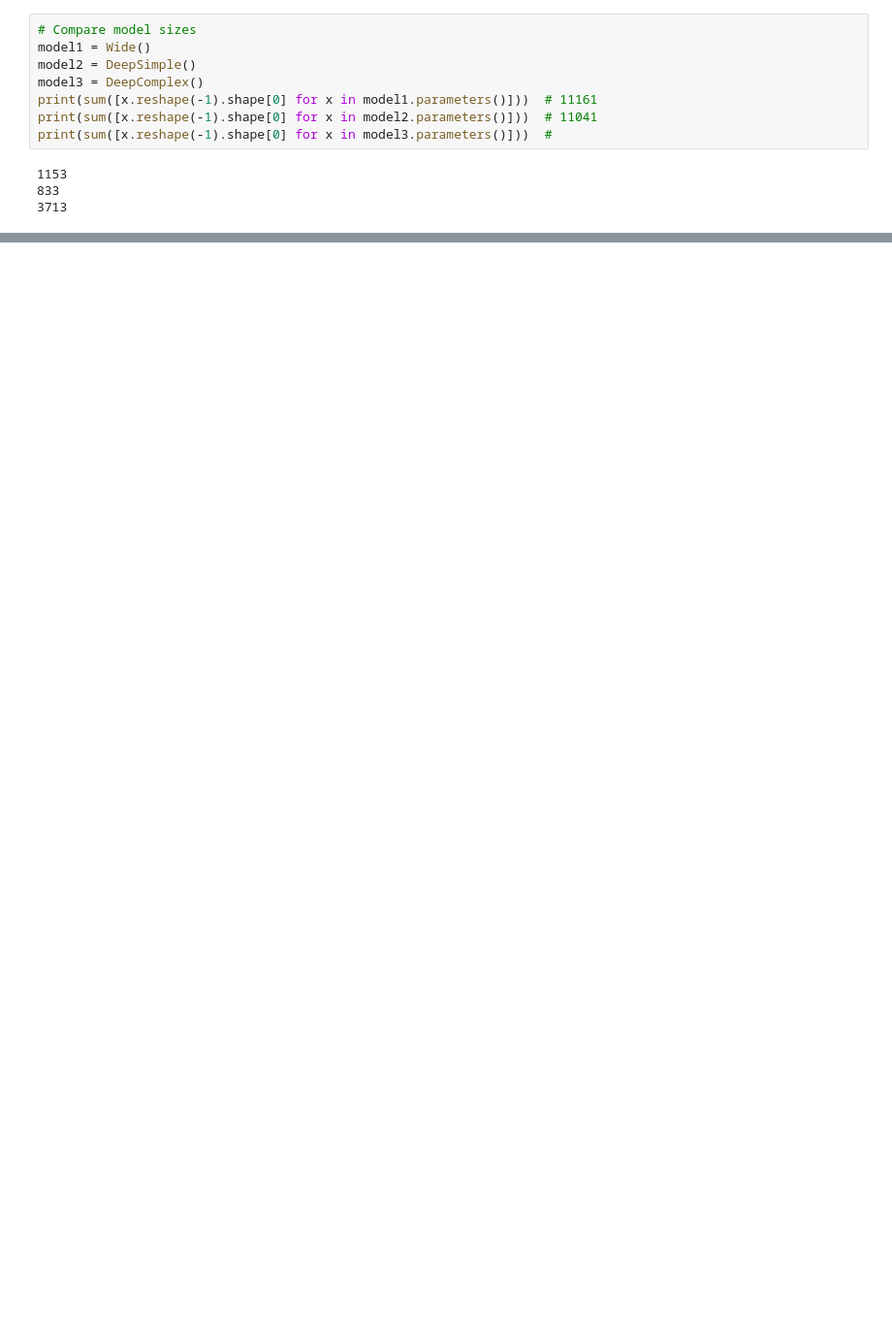
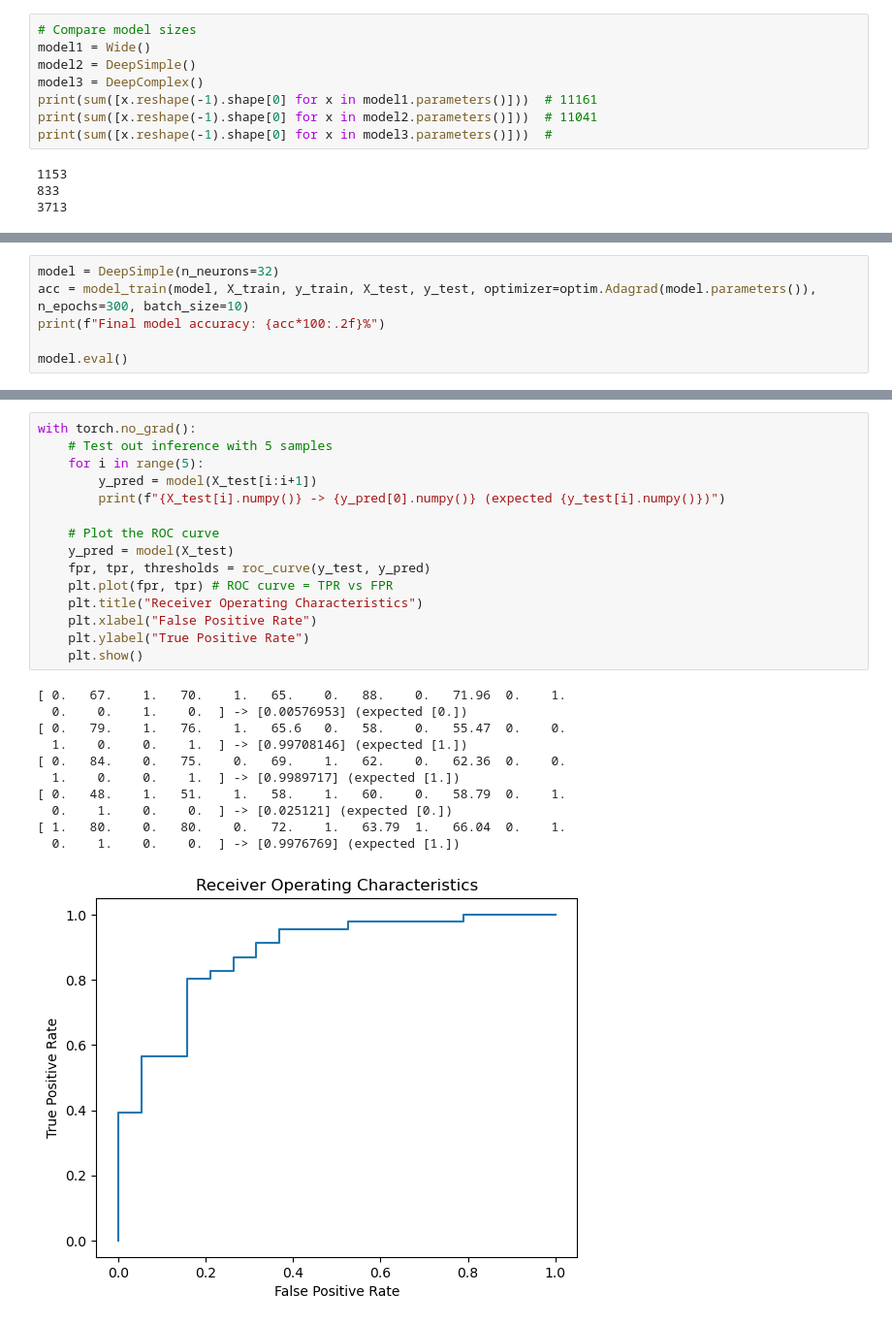
Before and after one commit to jjz17/Job-Placement, a Jupyter notebook: neural_net.ipynb, the cells around one changed output, grey strips where cells are left out. Shown: that part at 97% size. Cells and saved outputs as stored; diff of their text form; blank space fills up the shorter version.

```diff
--- a/neural_net.ipynb
+++ b/neural_net.ipynb
@@ -259,0 +406,6 @@ with torch.no_grad():
+# %%
+model = DeepSimple(n_neurons=32)
+acc = model_train(model, X_train, y_train, X_test, y_test, optimizer=optim.Adagrad(model.parameters()), n_epochs=300, batch_size=10)
+print(f"Final model accuracy: {acc*100:.2f}%")
+
+model.eval()
@@ -259,0 +424,27 @@ with torch.no_grad():
+# %%
+with torch.no_grad():
+    # Test out inference with 5 samples
+    for i in range(5):
+        y_pred = model(X_test[i:i+1])
+        print(f"{X_test[i].numpy()} -> {y_pred[0].numpy()} (expected {y_test[i].numpy()})")
+
+    # Plot the ROC curve
+    y_pred = model(X_test)
+    fpr, tpr, thresholds = roc_curve(y_test, y_pred)
+    plt.plot(fpr, tpr) # ROC curve = TPR vs FPR
+    plt.title("Receiver Operating Characteristics")
+    plt.xlabel("False Positive Rate")
+    plt.ylabel("True Positive Rate")
+    plt.show()
+# %% [output]
+[ 0.   67.    1.   70.    1.   65.    0.   88.    0.   71.96  0.    1.
+  0.    0.    1.    0.  ] -> [0.00576953] (expected [0.])
+[ 0.   79.    1.   76.    1.   65.6   0.   58.    0.   55.47  0.    0.
+  1.    0.    0.    1.  ] -> [0.99708146] (expected [1.])
+[ 0.   84.    0.   75.    0.   69.    1.   62.    0.   62.36  0.    0.
+  1.    0.    0.    1.  ] -> [0.9989717] (expected [1.])
+[ 0.   48.    1.   51.    1.   58.    1.   60.    0.   58.79  0.    1.
+  0.    1.    0.    0.  ] -> [0.025121] (expected [0.])
+[ 1.   80.    0.   80.    0.   72.    1.   63.79  1.   66.04  0.    1.
+  0.    1.    0.    0.  ] -> [0.9976769] (expected [1.])
+[figure, added]
```
Also changed, not shown: parts of 16 cells of this notebook.
